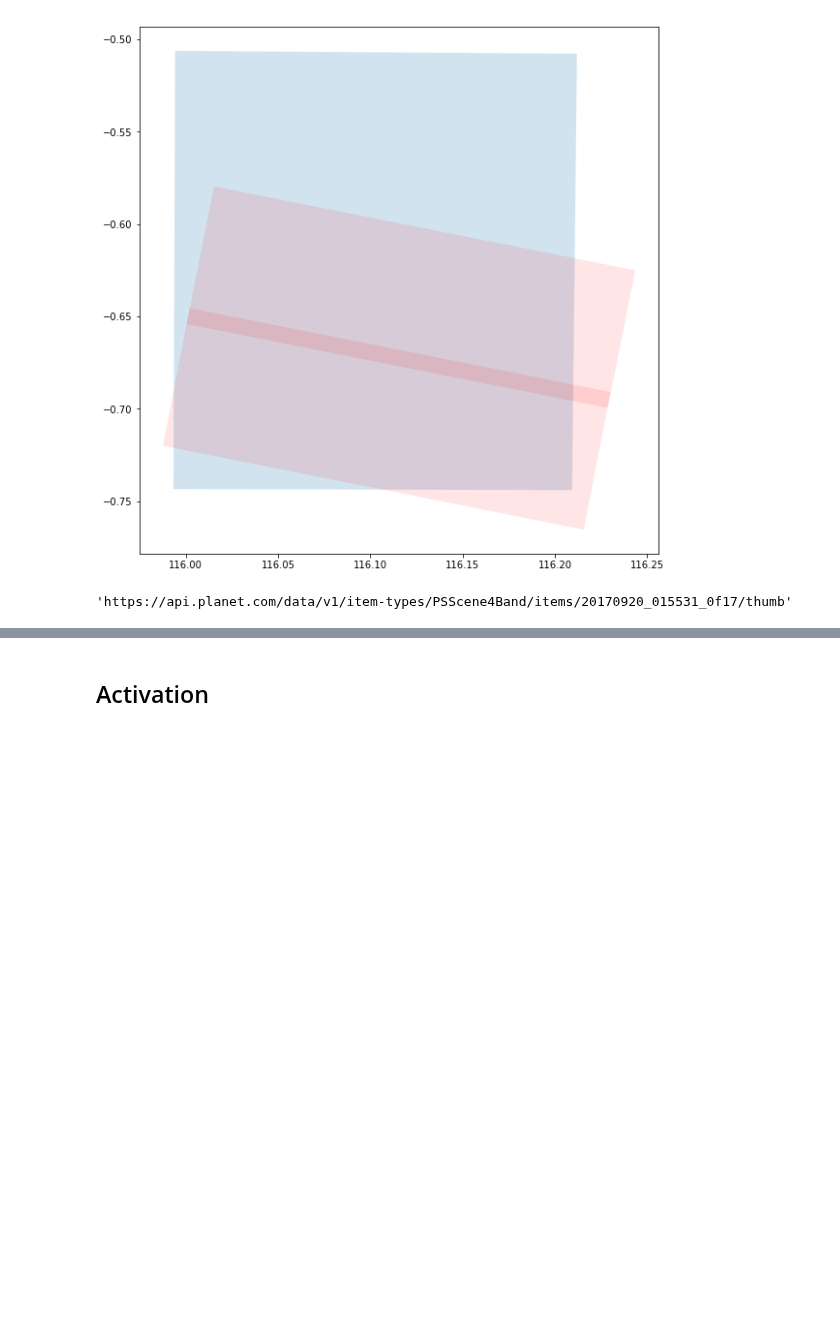
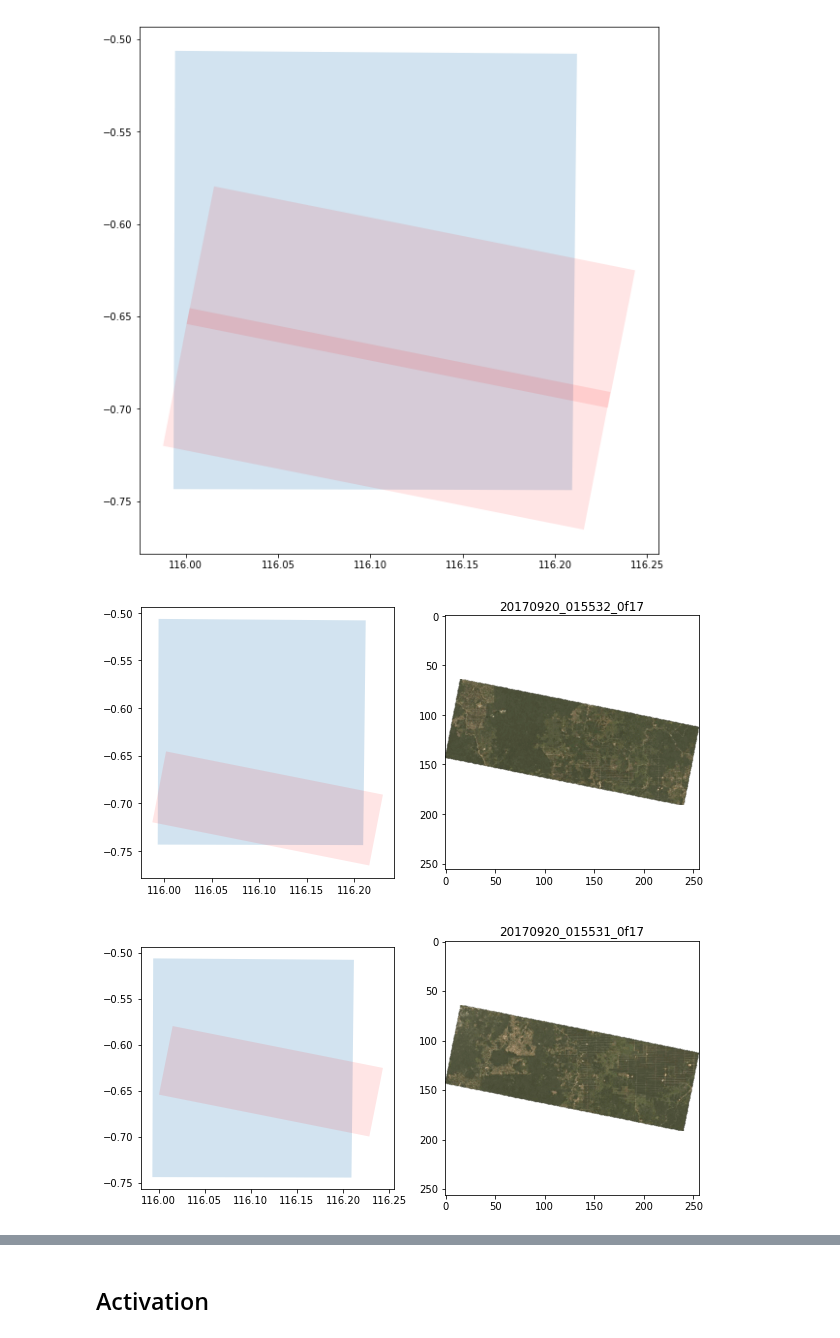
Before and after one commit to BerlinRDT/roaddetection, a Jupyter notebook: notebooks/download_imagery/imagery_SearchFilterDownload_planetcom.ipynb, the cells around one changed output, grey strips where cells are left out. Drawn from its saved outputs; the diff is of its cells as text; code cells hidden in the pictures; blank space fills up the shorter version.

```diff
--- a/notebooks/download_imagery/imagery_SearchFilterDownload_planetcom.ipynb
+++ b/notebooks/download_imagery/imagery_SearchFilterDownload_planetcom.ipynb
@@ -367,7 +376,22 @@ imagery_list.plot(ax=ax, color='red', alpha=0.1)
 <matplotlib.axes._subplots.AxesSubplot at 0x...>
 <Figure size 432x288 with 0 Axes>
 [figure]
-# %%
-imagery_list.loc[1,"link_thumbnail"]
-# %% [output]
-'https://api.planet.com/data/v1/item-types/PSScene4Band/items/20170920_015531_0f17/thumb'
+# %%
+# show image location and thumbnail side by side:
+# - get thumbnail images
+thumbnails=[]
+for url in imagery_list["link_thumbnail"].tolist():
+    res = requests.get(url, stream=True, auth=(PLANET_API_KEY, ""))
+    thumbnails.append(Image.open(BytesIO(res.content)))
+imagery_list["thumbnails"] = thumbnails
+# %%
+# - plot
+for id in imagery_list.index.values:
+    figH, axH = plt.subplots(1, 2, figsize=(10,10))
+    plt.title(id)
+    geodf_aoi.loc[[aoi_name],:].plot(alpha=0.2, ax=axH[0])
+    imagery_list.loc[[id],"geometry"].plot(ax=axH[0], color='red', alpha=0.1)
+    plt.imshow(imagery_list.loc[id,"thumbnails"])
+# %% [output]
+[figure, added]
+[figure, added]
```
Also changed, not shown: parts of 10 cells of this notebook.
